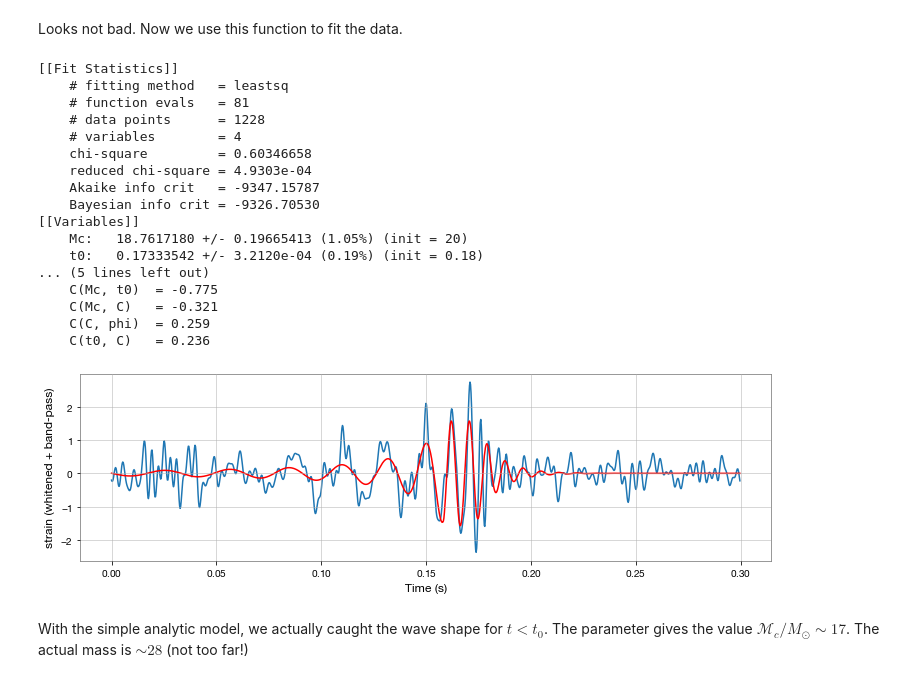
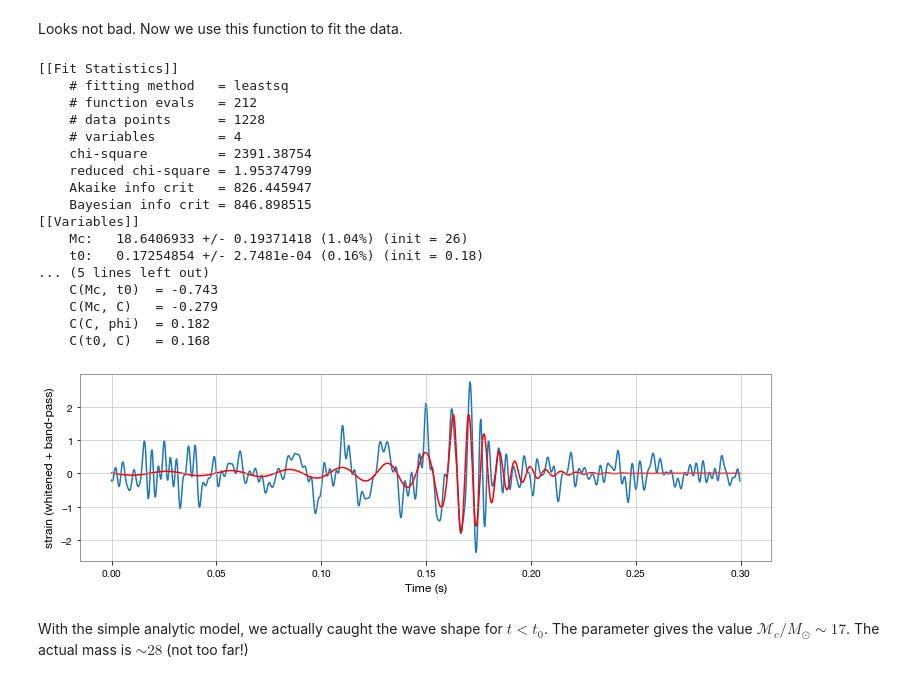
Before and after one commit to Quanmn1/course, a Jupyter notebook: Project1/LIGOMainProject.ipynb, the cells around one changed output. Saved outputs shown, nothing was run; the diff lists cells and outputs as text; code cells hidden in the pictures.

```diff
--- a/Project1/LIGOMainProject.ipynb
+++ b/Project1/LIGOMainProject.ipynb
@@ -299,7 +299,7 @@ Now let's plot this function and see how it looks like.
 
 def gwfreq(iM,iT,iT0):
     const = (948.5)*np.power((1./iM),5./8.)
-    output = const*np.power(np.maximum((iT0-iT),1.5e-2),-3./8.) # we can max it out above 500 Hz-ish
+    output = const*np.power(np.maximum((iT0-iT),1e-2),-3./8.) # we can max it out above 500 Hz-ish
     return output
 
 times = np.linspace(0., 4., 50)
@@ -357,7 +357,7 @@ def osc(t, Mc, t0, C, phi):
 
     w = gwfreq(Mc, t, t0)
     before = C * 1e-13 * np.power(Mc*w, 10./3.) * np.cos(w*(t-t0)+phi)
-    b = 100
+    b = 80
     after = C * 1e-13 * np.power(Mc*w, 10./3.) * np.exp(-b*(t-t0)) * np.cos(w*(t-t0)+phi)
 
     return np.where(t<t0, before, after)
@@ -397,47 +397,52 @@ sample_data = white_data_bp.value
 indxt = np.where((sample_times >= (tevent-0.17)) & (sample_times < (tevent+0.13)))
 x = sample_times[indxt]
 x = x-x[0]
 white_data_bp_zoom = sample_data[indxt]
 
+ind_noise = np.where(sample_times < tevent-0.5)
+#y, bin_edges = np.histogram(sample_data[ind_noise], bins=20, range=(-1,1))
+#plt.plot(bin_edges[:-1],y)
+noise = np.std(sample_data[ind_noise])
+
 plt.figure(figsize=(12, 4))
 plt.subplots_adjust(left=0.1, right=0.9, top=0.85, bottom=0.2)
 plt.plot(x, white_data_bp_zoom)
 plt.xlabel('Time (s)')
 plt.ylabel('strain (whitened + band-pass)')
 
 import lmfit
 from lmfit import Model, minimize, fit_report, Parameters
 
 model = lmfit.Model(osc)
 p = model.make_params()
-p['Mc'].set(20)     # Mass guess
+p['Mc'].set(26)     # Mass guess
 p['t0'].set(0.18)  # By construction we put the merger in the center
 p['C'].set(1)      # normalization guess
 p['phi'].set(0)    # Phase guess
-unc = np.full(len(white_data_bp_zoom),20)
+unc = np.full(len(white_data_bp_zoom),noise)
 out = minimize(osc_dif, params=p, args=(x, white_data_bp_zoom, unc))
 print(fit_report(out))
 plt.plot(x, model.eval(params=out.params,t=x),'r',label='best fit')
 plt.show()
 # %% [output]
 [[Fit Statistics]]
     # fitting method   = leastsq
-    # function evals   = 81
+    # function evals   = 212
     # data points      = 1228
     # variables        = 4
-    chi-square         = 0.60346658
-    reduced chi-square = 4.9303e-04
-    Akaike info crit   = -9347.15787
-    Bayesian info crit = -9326.70530
+    chi-square         = 2391.38754
+    reduced chi-square = 1.95374799
+    Akaike info crit   = 826.445947
+    Bayesian info crit = 846.898515
 [[Variables]]
-    Mc:   18.7617180 +/- 0.19665413 (1.05%) (init = 20)
-    t0:   0.17333542 +/- 3.2120e-04 (0.19%) (init = 0.18)
+    Mc:   18.6406933 +/- 0.19371418 (1.04%) (init = 26)
+    t0:   0.17254854 +/- 2.7481e-04 (0.16%) (init = 0.18)
 ... (5 lines left out)
-    C(Mc, t0)  = -0.775
-    C(Mc, C)   = -0.321
-    C(C, phi)  = 0.259
-    C(t0, C)   = 0.236
+    C(Mc, t0)  = -0.743
+    C(Mc, C)   = -0.279
+    C(C, phi)  = 0.182
+    C(t0, C)   = 0.168
-[figure, old version]
+[figure, new version]
 # %% [markdown]
 With the simple analytic model, we actually caught the wave shape for $t<t_{0}$. The parameter gives the value $\mathcal{M}_{c}/M_{\odot}\sim 17$. The actual mass is $\sim 28$ (not too far!)
 # %% [markdown]
```
Also changed, not shown: parts of 1 cell of this notebook.
